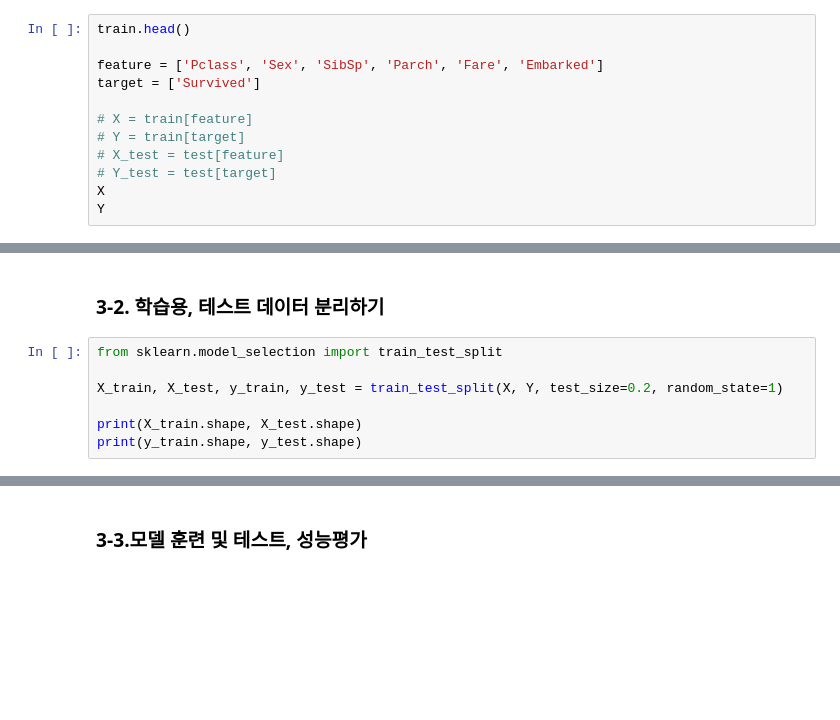
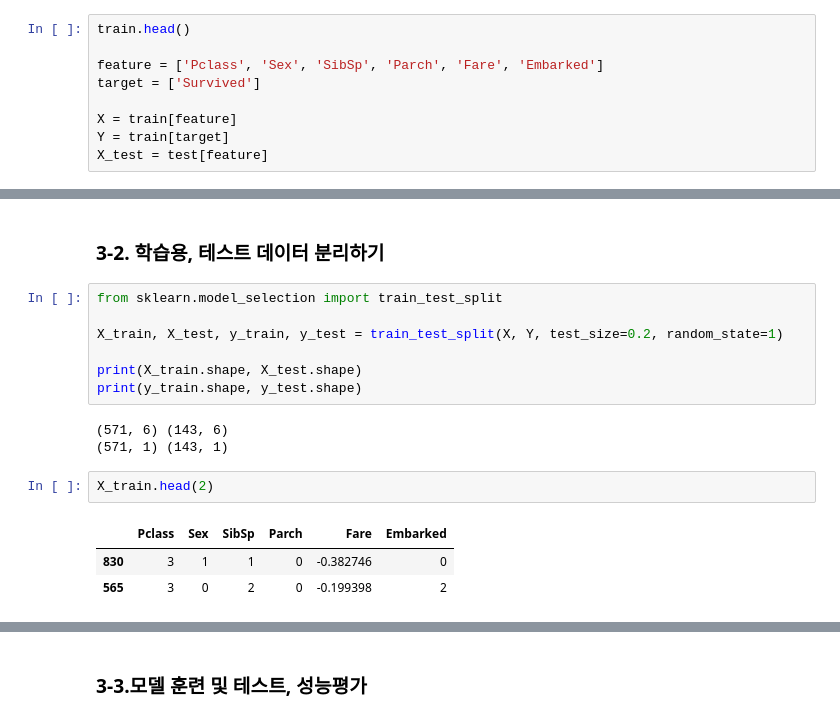
Before and after one commit to harujem/dataAnalysis, a Jupyter notebook: 3_머신러닝_분류_1_사이킷런_타이타닉생존자예측_배포.ipynb, the cells around one changed output, grey strips where cells are left out. Saved outputs shown, nothing was run; the diff lists cells and outputs as text; blank space fills up the shorter version.

```diff
--- a/3_머신러닝_분류_1_사이킷런_타이타닉생존자예측_배포.ipynb
+++ b/3_머신러닝_분류_1_사이킷런_타이타닉생존자예측_배포.ipynb
@@ -461,12 +499,9 @@ train.head()
 feature = ['Pclass', 'Sex', 'SibSp', 'Parch', 'Fare', 'Embarked']
 target = ['Survived']
 
-# X = train[feature]
-# Y = train[target]
-# X_test = test[feature]
-# Y_test = test[target]
-X
-Y
+X = train[feature]
+Y = train[target]
+X_test = test[feature]
 # %% [markdown]
 ### 2-5. 시각화
 # %%
@@ -494,3 +552,12 @@ X_train, X_test, y_train, y_test = train_test_split(X, Y, test_size=0.2, random_
 
 print(X_train.shape, X_test.shape)
 print(y_train.shape, y_test.shape)
+# %% [output]
+(571, 6) (143, 6)
+(571, 1) (143, 1)
+# %%
+X_train.head(2)
+# %% [output]
+|  | Pclass | Sex | SibSp | Parch | Fare | Embarked |
+| 830 | 3 | 1 | 1 | 0 | -0.382746 | 0 |
+| 565 | 3 | 0 | 2 | 0 | -0.199398 | 2 |
```
Also changed, not shown: parts of 15 cells of this notebook.
